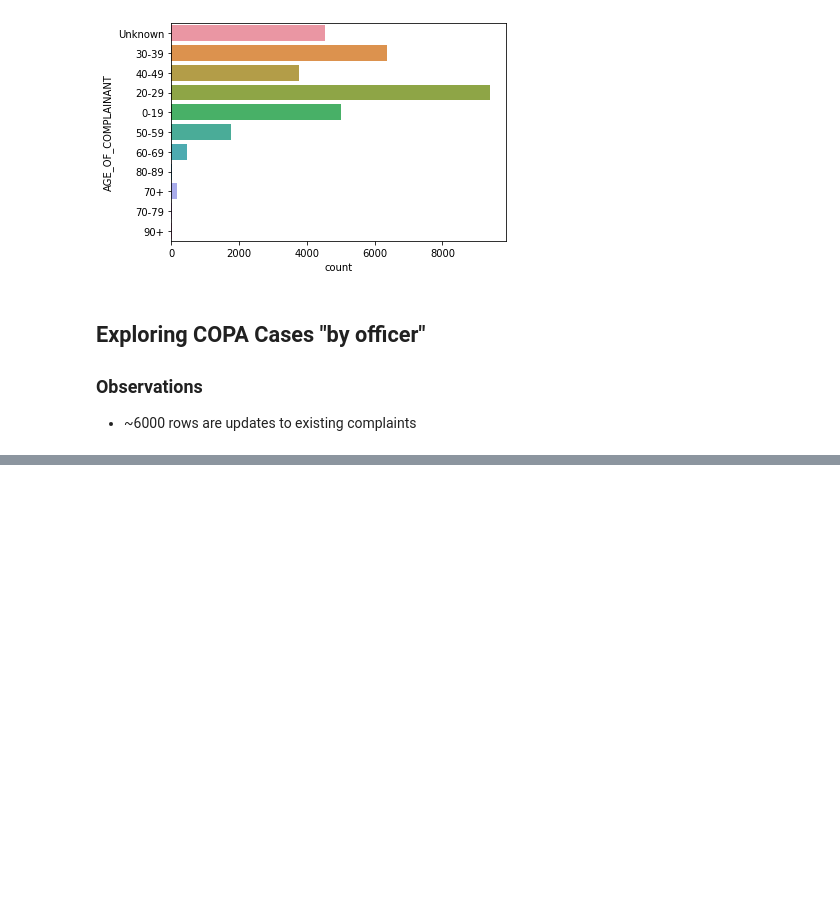
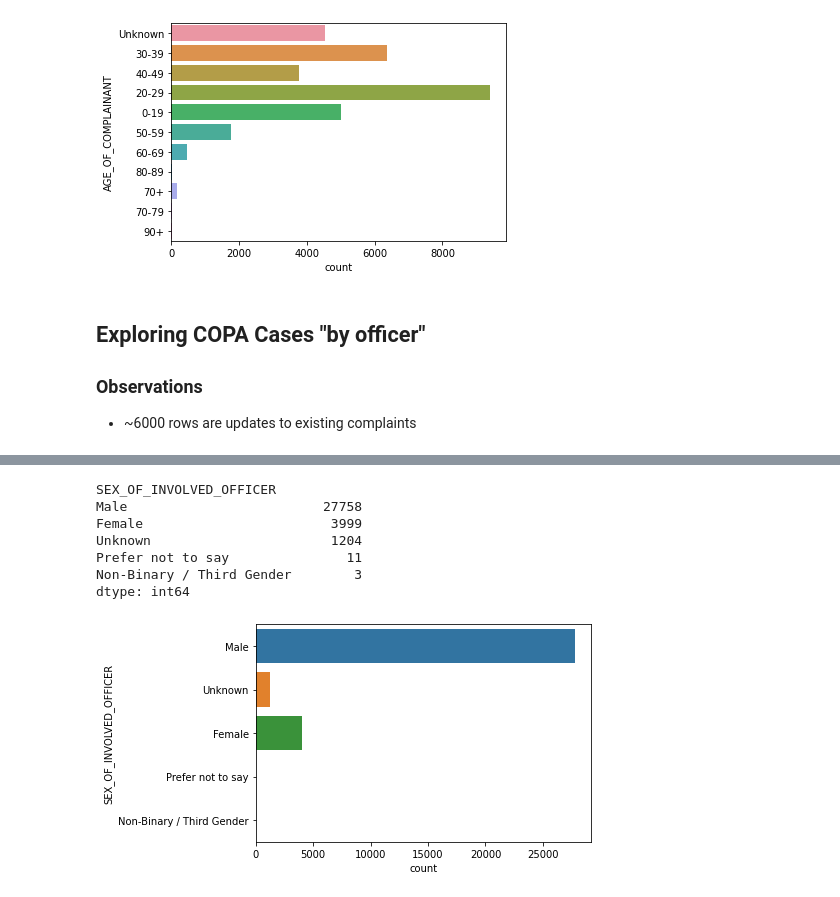
Before and after one commit to colevfrank/254_ML_IL_Crime, a Jupyter notebook: eda/Complaints EDA.ipynb, the cells around one changed output, grey strips where cells are left out. Saved outputs shown, nothing was run; the diff lists cells and outputs as text; code cells hidden in the pictures; blank space fills up the shorter version.

```diff
--- a/eda/Complaints EDA.ipynb
+++ b/eda/Complaints EDA.ipynb
@@ -161,0 +199,12 @@ offdata['LOG_NO'] = offdata['LOG_NO'].astype(str)
+# %%
+sns.countplot(data=offdata, y='SEX_OF_INVOLVED_OFFICER')
+offdata.groupby(by='SEX_OF_INVOLVED_OFFICER').size().sort_values(ascending=False)
+# %% [output]
+SEX_OF_INVOLVED_OFFICER
+Male                         27758
+Female                        3999
+Unknown                       1204
+Prefer not to say               11
+Non-Binary / Third Gender        3
+dtype: int64
+[figure, added]
```
Also changed, not shown: parts of 37 cells of this notebook, 2 other files.
